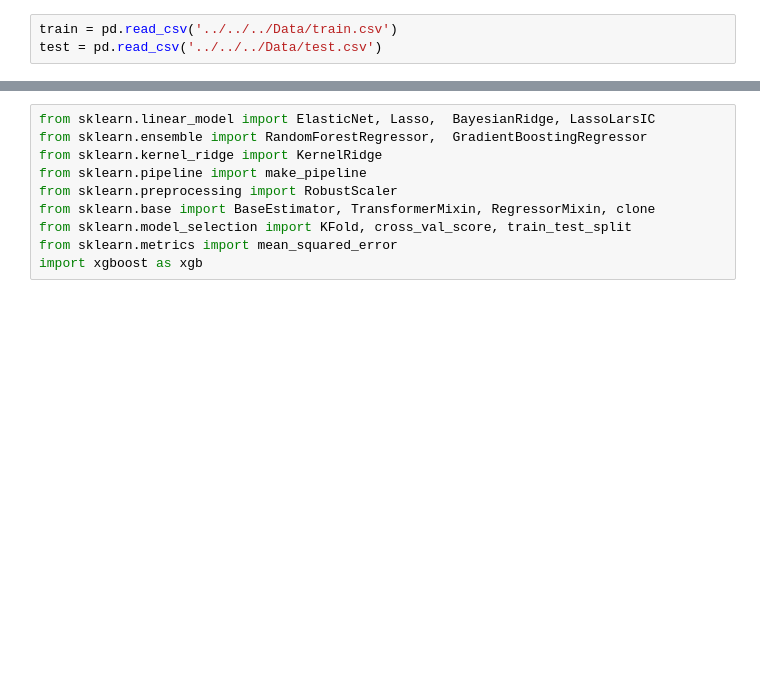
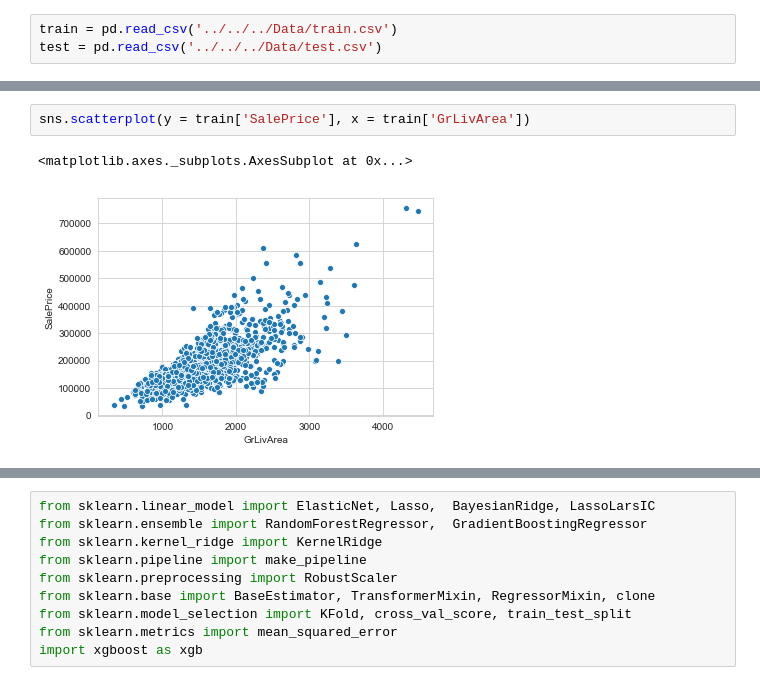
Before and after one commit to bornhansie/house-price, a Jupyter notebook: EDA/houseprice.ipynb, the cells around one changed output, grey strips where cells are left out. Drawn from its saved outputs; the diff is of its cells as text; blank space fills up the shorter version.

```diff
--- a/EDA/houseprice.ipynb
+++ b/EDA/houseprice.ipynb
@@ -93,0 +66,5 @@ Name: SalePrice, dtype: float64
+# %%
+sns.scatterplot(y = train['SalePrice'], x = train['GrLivArea'])
+# %% [output]
+<matplotlib.axes._subplots.AxesSubplot at 0x...>
+[figure, added]
```
Also changed, not shown: parts of 78 cells of this notebook.
